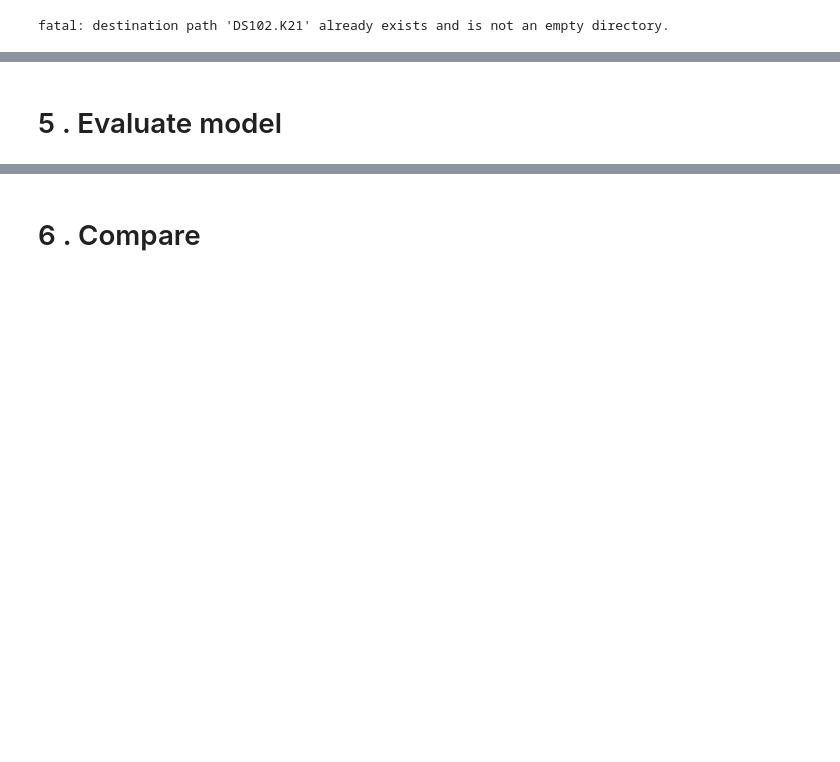
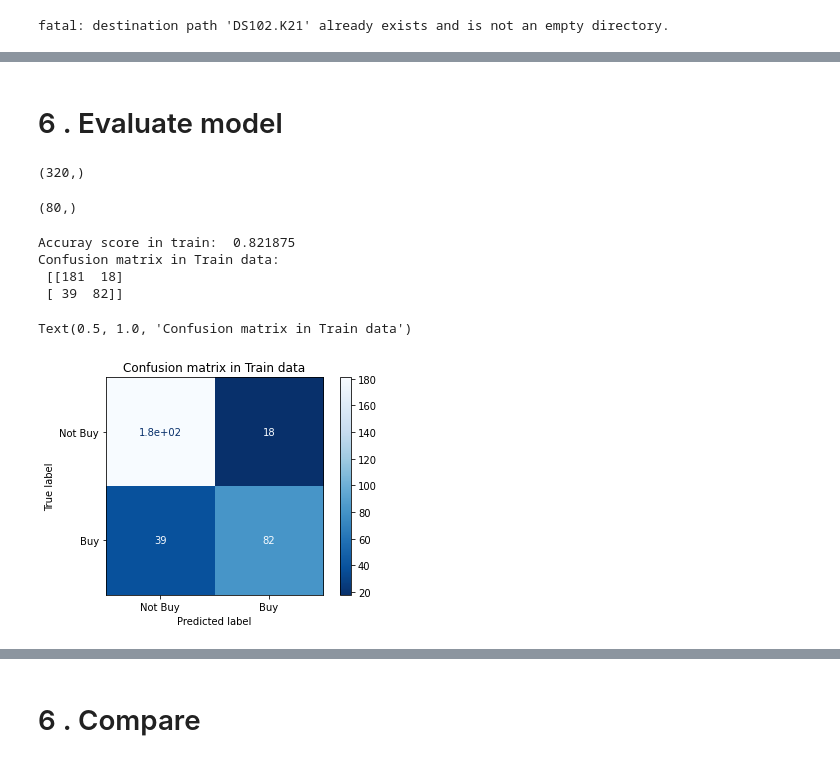
Before and after one commit to trongthuan205/DS102.K21, a Jupyter notebook: 09_SupportVectorMachine_Social_Network_Ads.ipynb, the cells around one changed output, grey strips where cells are left out. Cells and saved outputs as stored; diff of their text form; code cells hidden in the pictures; blank space fills up the shorter version.

```diff
--- a/09_SupportVectorMachine_Social_Network_Ads.ipynb
+++ b/09_SupportVectorMachine_Social_Network_Ads.ipynb
@@ -22,4 +23,4 @@ data = pd.read_csv('DS102.K21/Social_Network_Ads.csv')
 # %%
 X = data.iloc[:,[2,3]].values
 # %%
-y = data.iloc[:,-1].values.reshape(-1,1)
+y = data.iloc[:,4].values
@@ -26 +29,5 @@ y = data.iloc[:,-1].values.reshape(-1,1)
+# %%
+SC = StandardScaler()
+# %%
+X = SC.fit_transform(X)
 # %% [markdown]
@@ -71,15 +86,27 @@ plt.title('Model vs Test data')
 # %% [markdown]
-# 5 . Evaluate model
+# 6 . Evaluate model
 # %%
 y_pred_train = model.predict(X_train)
 y_pred_train.shape
+# %% [output]
+(320,)
 # %%
 y_pred_test = model.predict(X_test)
 y_pred_test.shape
+# %% [output]
+(80,)
 # %%
 cm_train = confusion_matrix(y_train, y_pred_train)
-print('Score in train: ', model.score(X_train, y_train))
-print('Confusion matrix in train data: \n', cm_train)
-plot_confusion_matrix(model, X_train, y_train, cmap = 'Blues_r')
+print('Accuray score in train: ', model.score(X_train, y_train))
+print('Confusion matrix in Train data: \n', cm_train)
+plot_confusion_matrix(model, X_train, y_train, cmap = 'Blues_r', display_labels = ('Not Buy', 'Buy'))
+plt.title('Confusion matrix in Train data')
+# %% [output]
+Accuray score in train:  0.821875
+Confusion matrix in Train data:
+ [[181  18]
+ [ 39  82]]
+Text(0.5, 1.0, 'Confusion matrix in Train data')
+[figure, added]
 # %%
 cm_test = confusion_matrix(y_test, y_pred_test)
```
Also changed, not shown: parts of 12 cells of this notebook.
